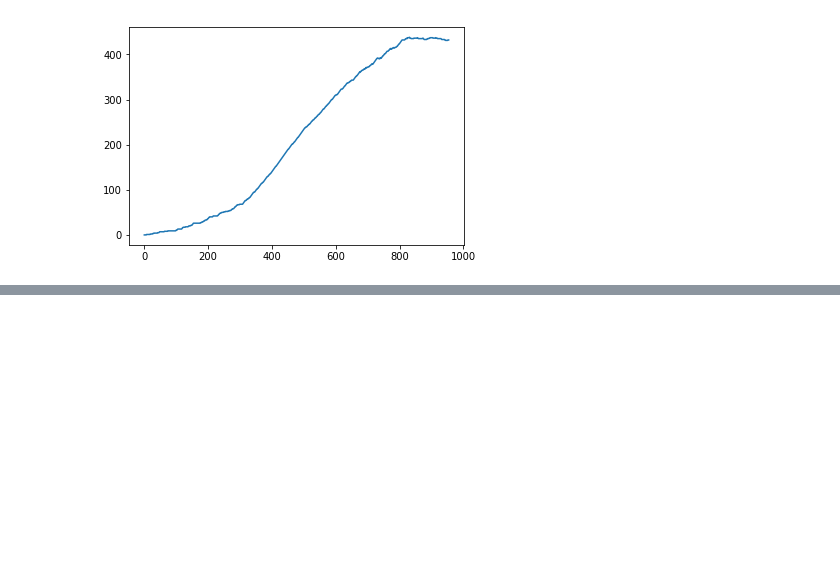
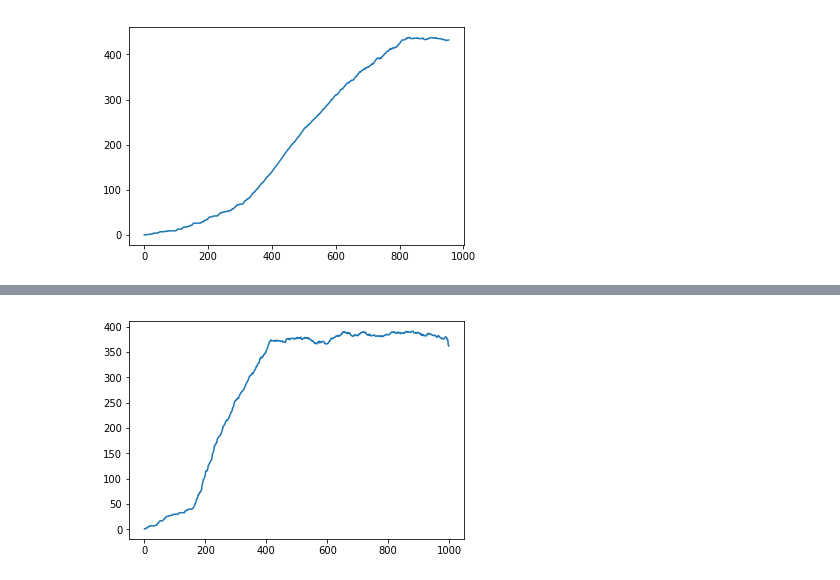
Before and after one commit to NotAnyMike/RL-Football, a Jupyter notebook: Exercise2/Files/plotter.ipynb, the cells around one changed output, grey strips where cells are left out. Drawn from its saved outputs; the diff is of its cells as text; code cells hidden in the pictures; blank space fills up the shorter version.

```diff
--- a/Exercise2/Files/plotter.ipynb
+++ b/Exercise2/Files/plotter.ipynb
@@ -17,0 +26,6 @@ plt.savefig(file + ".png")
+# %%
+file = "sarsa-500-goals"
+plt.plot(np.loadtxt(file+".csv",delimiter=",",skiprows=1)[:,2])
+plt.savefig(file + ".png")
+# %% [output]
+[figure, added]
```
Also changed, not shown: parts of 2 cells of this notebook, 18 other files.
